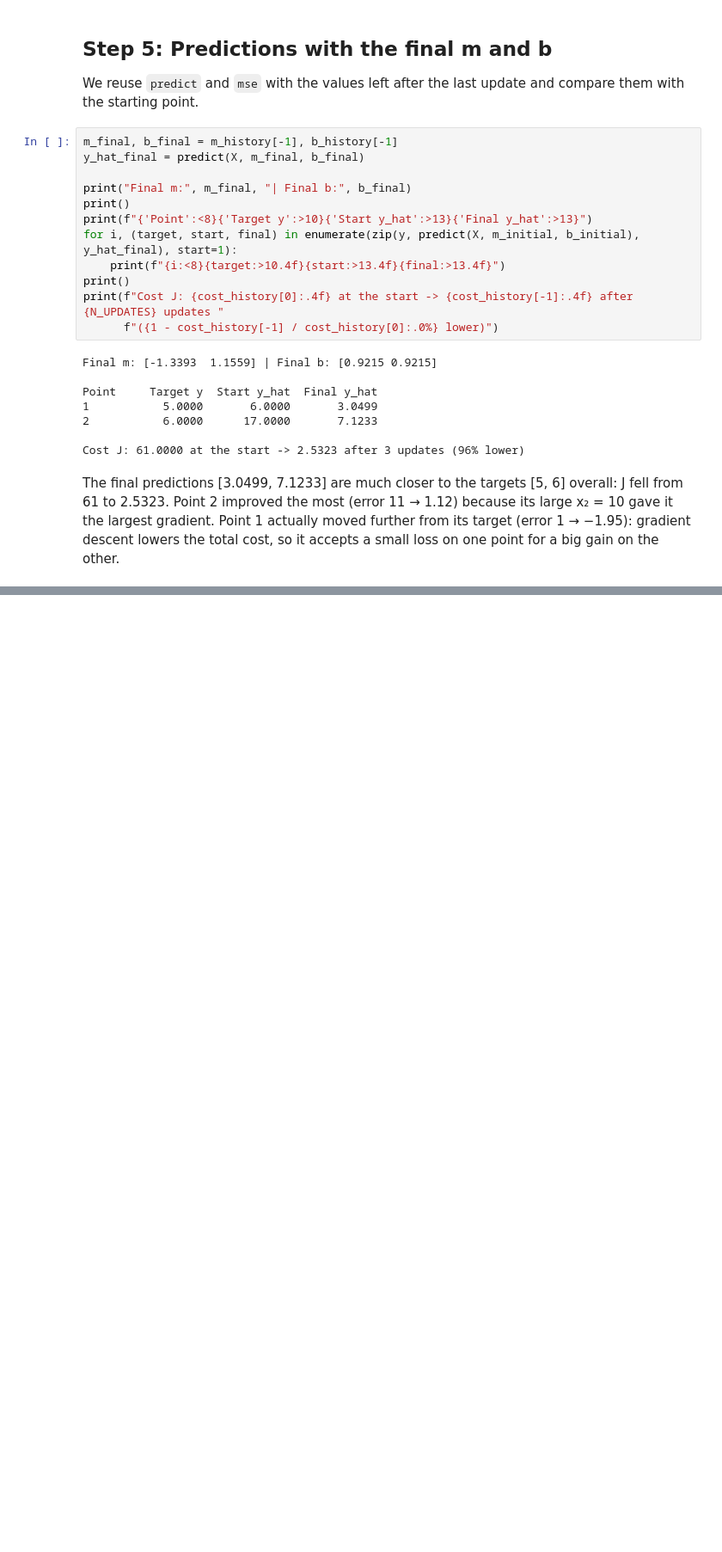
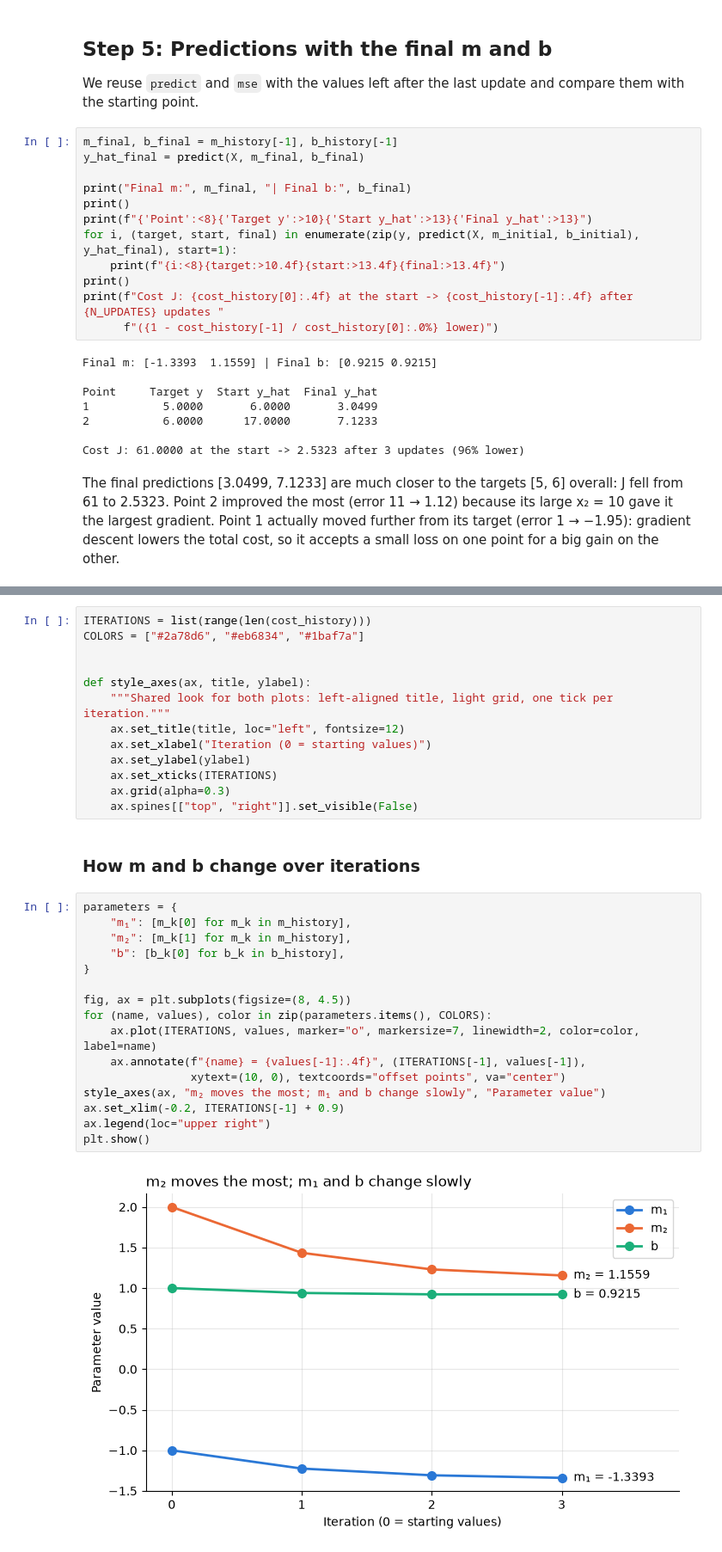
Before and after one commit to Ladecodes1/formative-3-group, a Jupyter notebook: part4_gradient_descent.ipynb, the cells around one changed output, grey strips where cells are left out. Shown at 86% size. Drawn from its saved outputs; the diff is of its cells as text; blank space fills up the shorter version.

Commit message:
Add plots of m, b and cost over iterations

```diff
--- a/part4_gradient_descent.ipynb
+++ b/part4_gradient_descent.ipynb
@@ -208,0 +213,33 @@ Point 1 actually moved further from its target (error 1 → −1.95): gradient d
+# %%
+ITERATIONS = list(range(len(cost_history)))
+COLORS = ["#2a78d6", "#eb6834", "#1baf7a"]
+
+
+def style_axes(ax, title, ylabel):
+    """Shared look for both plots: left-aligned title, light grid, one tick per iteration."""
+    ax.set_title(title, loc="left", fontsize=12)
+    ax.set_xlabel("Iteration (0 = starting values)")
+    ax.set_ylabel(ylabel)
+    ax.set_xticks(ITERATIONS)
+    ax.grid(alpha=0.3)
+    ax.spines[["top", "right"]].set_visible(False)
+# %% [markdown]
+### How m and b change over iterations
+# %%
+parameters = {
+    "m₁": [m_k[0] for m_k in m_history],
+    "m₂": [m_k[1] for m_k in m_history],
+    "b": [b_k[0] for b_k in b_history],
+}
+
+fig, ax = plt.subplots(figsize=(8, 4.5))
+for (name, values), color in zip(parameters.items(), COLORS):
+    ax.plot(ITERATIONS, values, marker="o", markersize=7, linewidth=2, color=color, label=name)
+    ax.annotate(f"{name} = {values[-1]:.4f}", (ITERATIONS[-1], values[-1]),
+                xytext=(10, 0), textcoords="offset points", va="center")
+style_axes(ax, "m₂ moves the most; m₁ and b change slowly", "Parameter value")
+ax.set_xlim(-0.2, ITERATIONS[-1] + 0.9)
+ax.legend(loc="upper right")
+plt.show()
+# %% [output]
+[figure, added]
```
Also changed, not shown: parts of 3 cells of this notebook.
